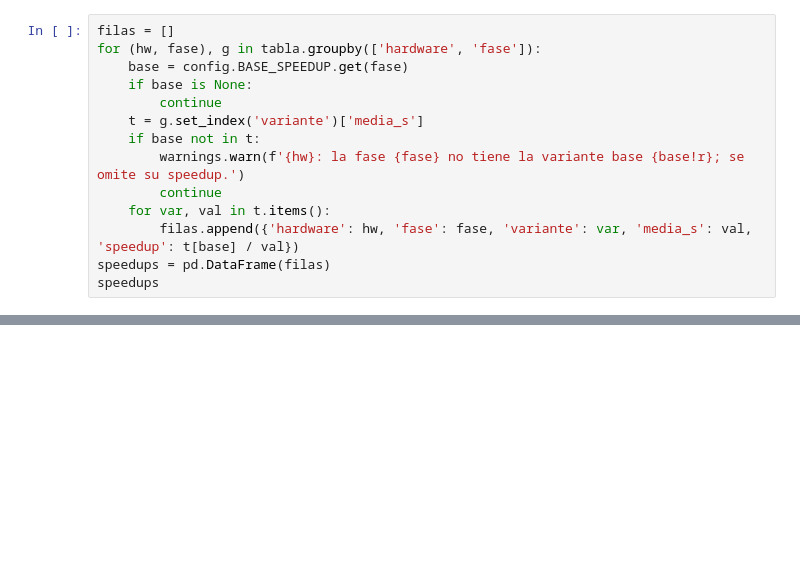
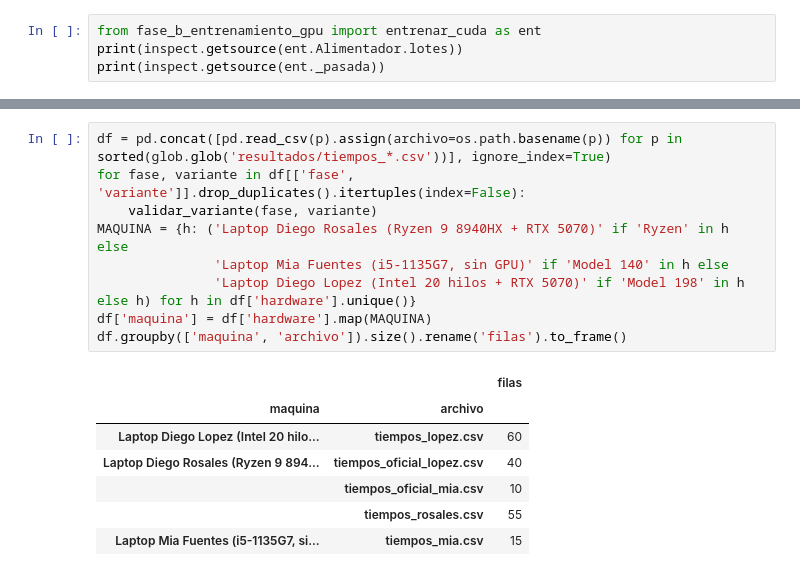
Before and after one commit to diegoanro22/CP-PRJ03, a Jupyter notebook: Proyecto3_CUDA.ipynb, the cells around one changed output, grey strips where cells are left out. Cells and saved outputs as stored; diff of their text form; blank space fills up the shorter version.

```diff
--- a/Proyecto3_CUDA.ipynb
+++ b/Proyecto3_CUDA.ipynb
@@ -60,14 +122,4 @@ S = T_base / T_variante, con la base de `config.BASE_SPEEDUP`, calculado **dentr
 # %%
-filas = []
-for (hw, fase), g in tabla.groupby(['hardware', 'fase']):
-    base = config.BASE_SPEEDUP.get(fase)
-    if base is None:
-        continue
-    t = g.set_index('variante')['media_s']
-    if base not in t:
-        warnings.warn(f'{hw}: la fase {fase} no tiene la variante base {base!r}; se omite su speedup.')
-        continue
-    for var, val in t.items():
-        filas.append({'hardware': hw, 'fase': fase, 'variante': var, 'media_s': val, 'speedup': t[base] / val})
-speedups = pd.DataFrame(filas)
-speedups
+from fase_b_entrenamiento_gpu import entrenar_cuda as ent
+print(inspect.getsource(ent.Alimentador.lotes))
+print(inspect.getsource(ent._pasada))
@@ -115,0 +207,17 @@ for log in sorted(glob.glob('resultados/logs/*.csv'))[:6]:
+# %%
+df = pd.concat([pd.read_csv(p).assign(archivo=os.path.basename(p)) for p in sorted(glob.glob('resultados/tiempos_*.csv'))], ignore_index=True)
+for fase, variante in df[['fase', 'variante']].drop_duplicates().itertuples(index=False):
+    validar_variante(fase, variante)
+MAQUINA = {h: ('Laptop Diego Rosales (Ryzen 9 8940HX + RTX 5070)' if 'Ryzen' in h else
+               'Laptop Mia Fuentes (i5-1135G7, sin GPU)' if 'Model 140' in h else
+               'Laptop Diego Lopez (Intel 20 hilos + RTX 5070)' if 'Model 198' in h else h) for h in df['hardware'].unique()}
+df['maquina'] = df['hardware'].map(MAQUINA)
+df.groupby(['maquina', 'archivo']).size().rename('filas').to_frame()
+# %% [output]
+|  |  | filas |
+| maquina | archivo |  |
+| Laptop Diego Lopez (Intel 20 hilo... | tiempos_lopez.csv | 60 |
+| Laptop Diego Rosales (Ryzen 9 894... | tiempos_oficial_lopez.csv | 40 |
+|  | tiempos_oficial_mia.csv | 10 |
+|  | tiempos_rosales.csv | 55 |
+| Laptop Mia Fuentes (i5-1135G7, si... | tiempos_mia.csv | 15 |
```
Also changed, not shown: parts of 37 cells of this notebook, 7 other files.
